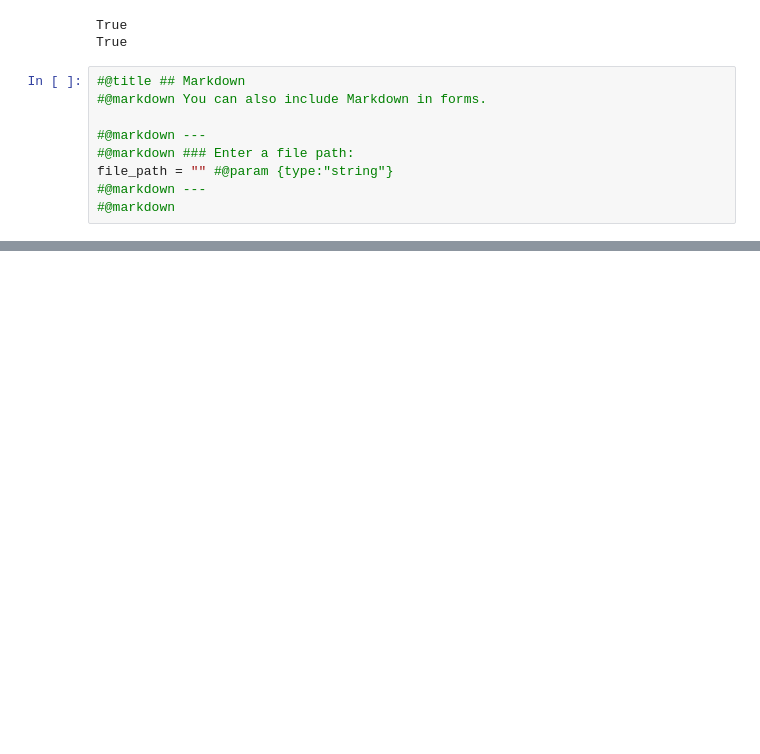
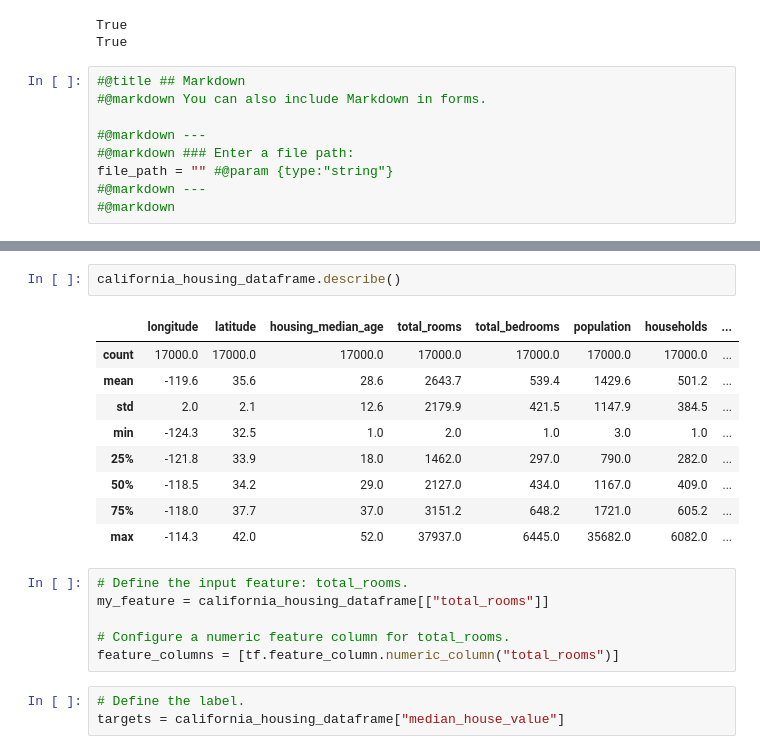
Before and after one commit to fuxi2003/24thWPC, a Jupyter notebook: tensorflowbeginning.ipynb, the cells around one changed output, grey strips where cells are left out. Saved outputs shown, nothing was run; the diff lists cells and outputs as text; blank space fills up the shorter version.

```diff
--- a/tensorflowbeginning.ipynb
+++ b/tensorflowbeginning.ipynb
@@ -164,0 +207,21 @@ display(slider)
+# %%
+california_housing_dataframe.describe()
+# %% [output]
+|  | longitude | latitude | housing_median_age | total_rooms | total_bedrooms | population | households | ... |
+| count | 17000.0 | 17000.0 | 17000.0 | 17000.0 | 17000.0 | 17000.0 | 17000.0 | ... |
+| mean | -119.6 | 35.6 | 28.6 | 2643.7 | 539.4 | 1429.6 | 501.2 | ... |
+| std | 2.0 | 2.1 | 12.6 | 2179.9 | 421.5 | 1147.9 | 384.5 | ... |
+| min | -124.3 | 32.5 | 1.0 | 2.0 | 1.0 | 3.0 | 1.0 | ... |
+| 25% | -121.8 | 33.9 | 18.0 | 1462.0 | 297.0 | 790.0 | 282.0 | ... |
+| 50% | -118.5 | 34.2 | 29.0 | 2127.0 | 434.0 | 1167.0 | 409.0 | ... |
+| 75% | -118.0 | 37.7 | 37.0 | 3151.2 | 648.2 | 1721.0 | 605.2 | ... |
+| max | -114.3 | 42.0 | 52.0 | 37937.0 | 6445.0 | 35682.0 | 6082.0 | ... |
+# %%
+# Define the input feature: total_rooms.
+my_feature = california_housing_dataframe[["total_rooms"]]
+
+# Configure a numeric feature column for total_rooms.
+feature_columns = [tf.feature_column.numeric_column("total_rooms")]
+# %%
+# Define the label.
+targets = california_housing_dataframe["median_house_value"]
```
Also changed, not shown: parts of 14 cells of this notebook.
